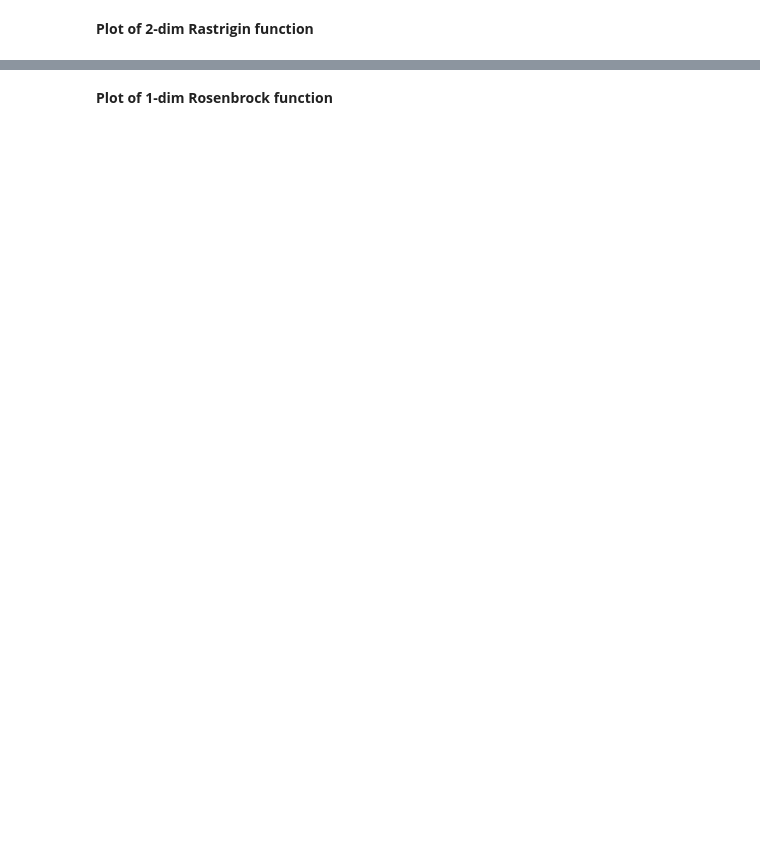
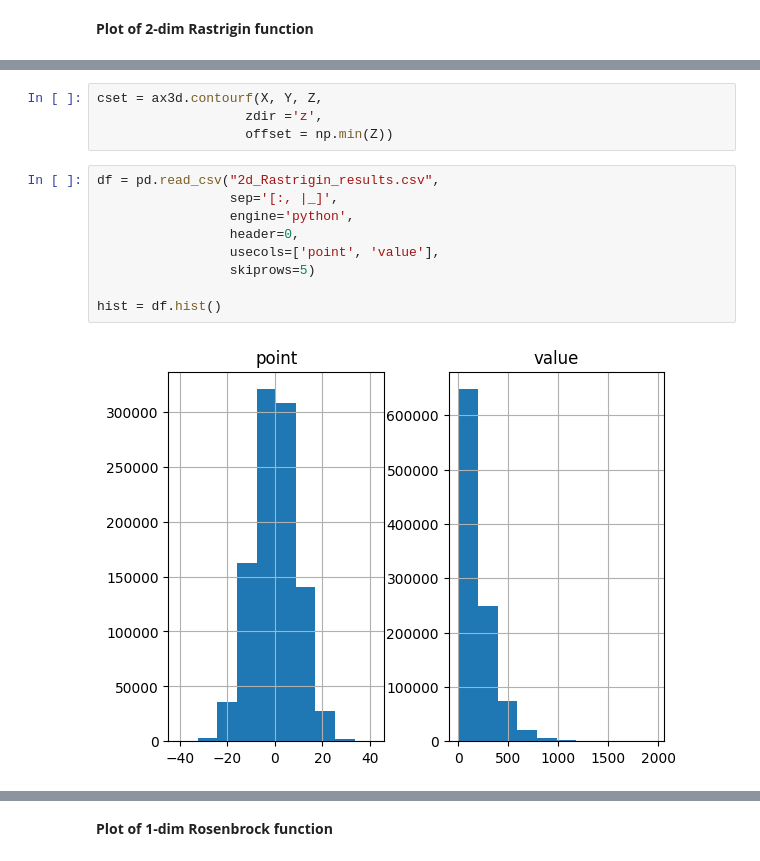
Before and after one commit to JiayeWei521/Landscape_Explorations, a Jupyter notebook: Test_functions.ipynb, the cells around one changed output, grey strips where cells are left out. Drawn from its saved outputs; the diff is of its cells as text; blank space fills up the shorter version.

```diff
--- a/Test_functions.ipynb
+++ b/Test_functions.ipynb
@@ -40,0 +68,15 @@ plt.show()
+# %%
+cset = ax3d.contourf(X, Y, Z,
+                   zdir ='z',
+                   offset = np.min(Z))
+# %%
+df = pd.read_csv("2d_Rastrigin_results.csv",
+                 sep='[:, |_]',
+                 engine='python',
+                 header=0,
+                 usecols=['point', 'value'],
+                 skiprows=5)
+
+hist = df.hist()
+# %% [output]
+[figure, added]
```
Also changed, not shown: parts of 5 cells of this notebook, 3 other files.
